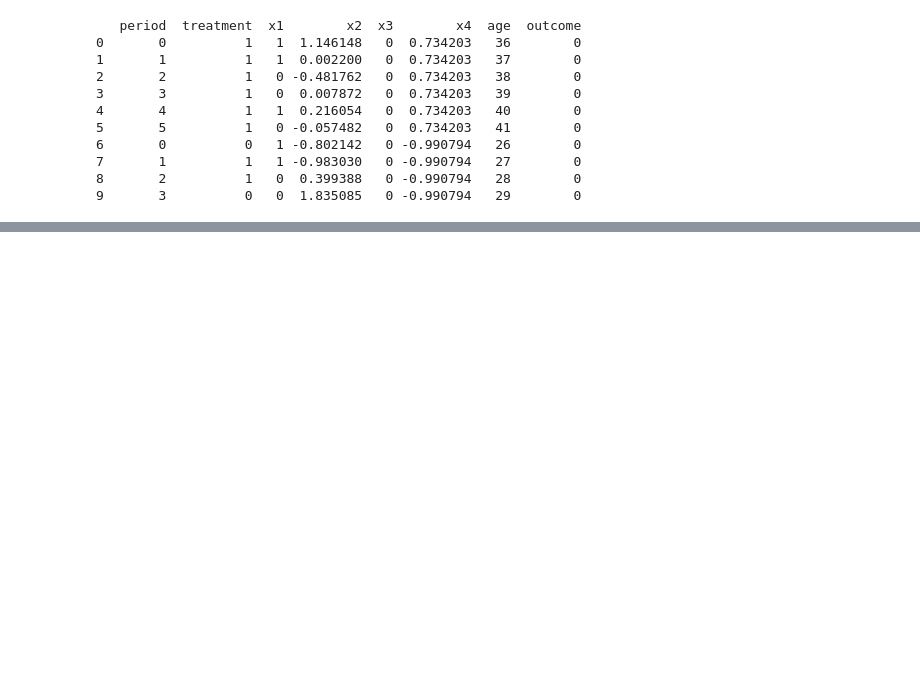
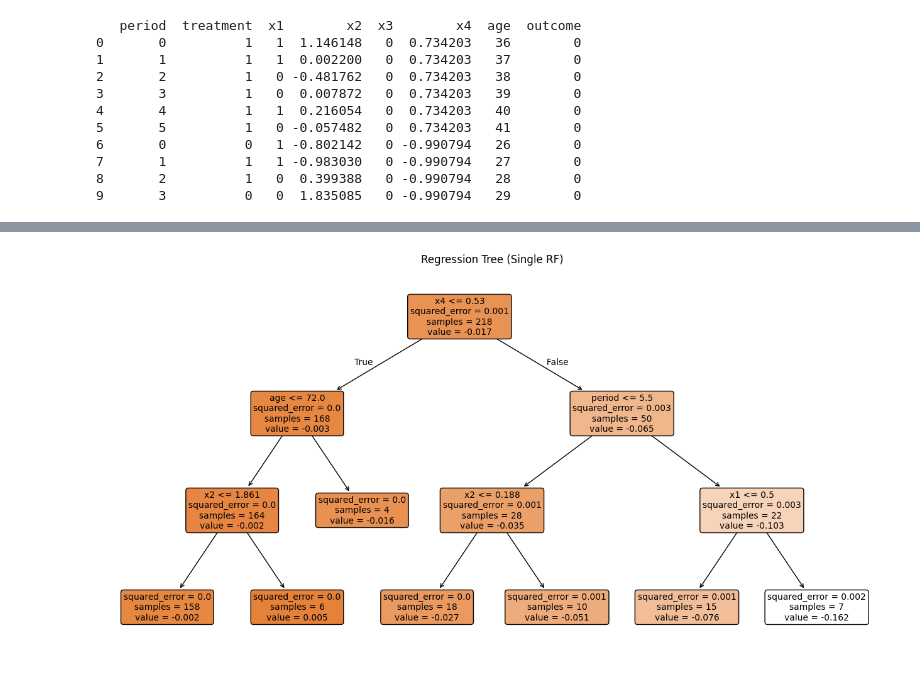
Before and after one commit to tobsilog/VTE, a Jupyter notebook: SHAP/tte-data.ipynb, the cells around one changed output, grey strips where cells are left out. Saved outputs shown, nothing was run; the diff lists cells and outputs as text; code cells hidden in the pictures; blank space fills up the shorter version.

```diff
--- a/SHAP/tte-data.ipynb
+++ b/SHAP/tte-data.ipynb
@@ -29,0 +40,26 @@ outcome = 'outcome'
+# %%
+X_train, X_test, y_train, y_test = train_test_split(X, y, test_size=0.3, random_state=42)
+
+rf = RandomForestClassifier(n_estimators=500, oob_score=True, random_state=123)
+rf.fit(X_train, y_train)
+
+# T = realtreatment
+Twin_1 = rf.predict_proba(X_test)[:, 1]
+
+# switch treatment
+X_test_counterfactual = X_test.copy()
+X_test_counterfactual[treatment] = 1 - X_test_counterfactual[treatment]
+
+# T = theothertreatment
+Twin_2 = rf.predict_proba(X_test_counterfactual)[:, 1]
+
+# ITE
+SRF_ITE = np.where(X_test[treatment] == 1, Twin_1 - Twin_2, Twin_2 - Twin_1)
+
+SRF = X_test.copy()
+SRF['Outcome'] = y_test
+SRF['Twin_1'] = Twin_1
+SRF['Twin_2'] = Twin_2
+SRF['ITE'] = SRF_ITE
+
+print(SRF.head(10))
@@ -29,0 +84,20 @@ outcome = 'outcome'
+# %%
+X_features = X_test.drop(columns=[treatment])
+
+reg_SRF = DecisionTreeRegressor(max_depth=3, min_samples_split=10, random_state=42)
+reg_SRF.fit(X_features, SRF_ITE)
+
+plt.figure(figsize=(16, 8))
+plot_tree(
+    reg_SRF,
+    feature_names=X_features.columns,
+    filled=True,
+    rounded=True,
+    precision=3,
+    fontsize=10
+)
+
+plt.title("Regression Tree (Single RF)")
+plt.show()
+# %% [output]
+[figure, added]
```
Also changed, not shown: parts of 7 cells of this notebook.
